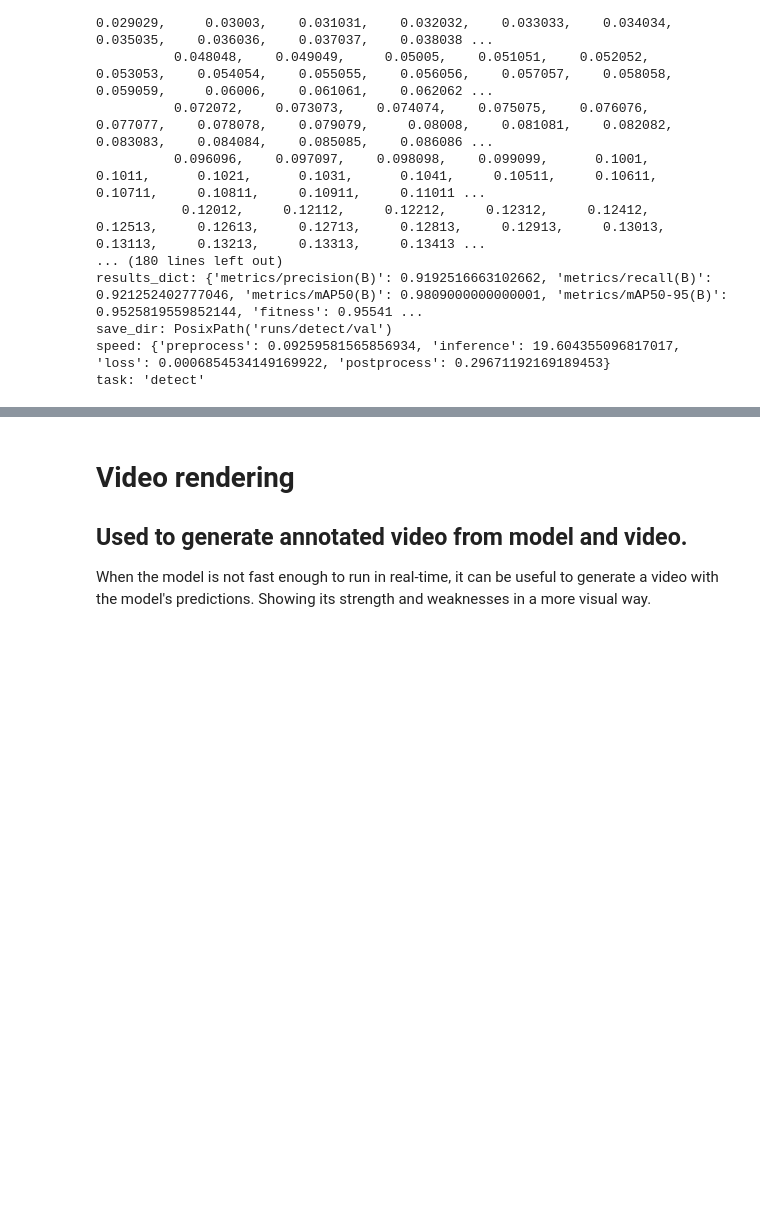
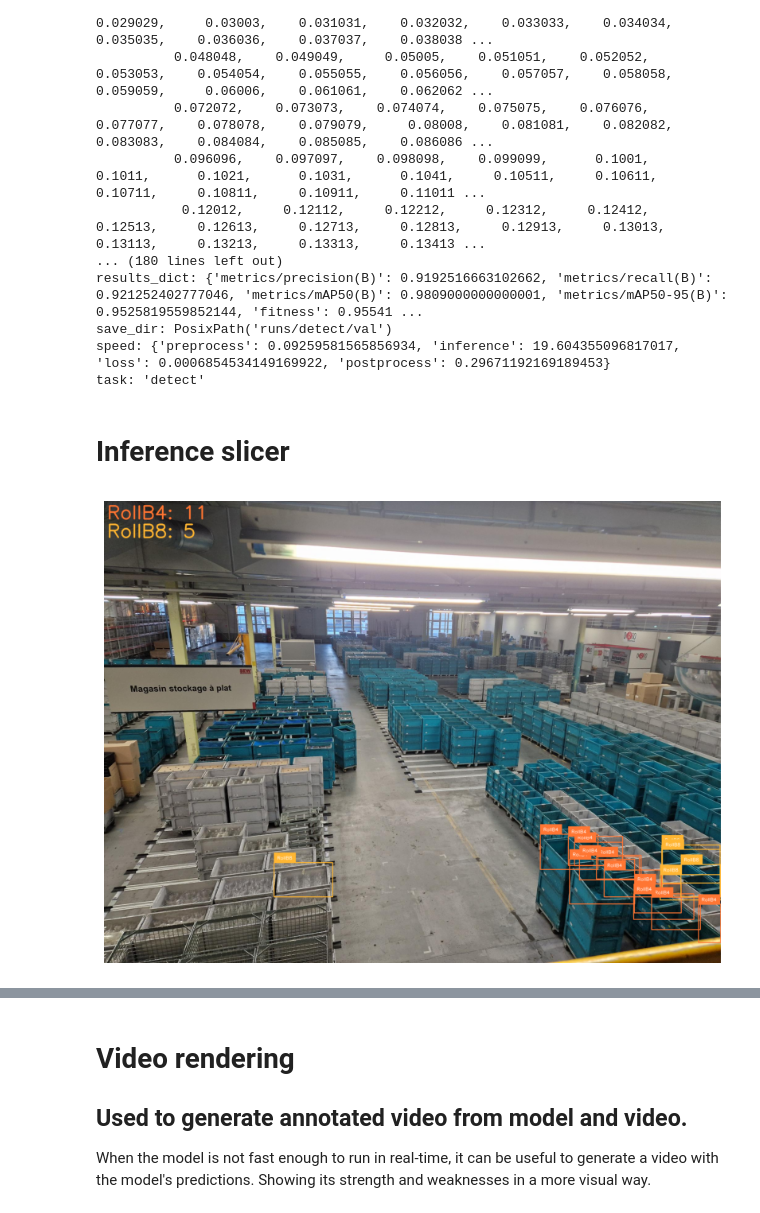
Before and after one commit to Times0/sew, a Jupyter notebook: YOLO_TOP/training_ultralytics_rolls.ipynb, the cells around one changed output, grey strips where cells are left out. Saved outputs shown, nothing was run; the diff lists cells and outputs as text; code cells hidden in the pictures; blank space fills up the shorter version.

```diff
--- a/YOLO_TOP/training_ultralytics_rolls.ipynb
+++ b/YOLO_TOP/training_ultralytics_rolls.ipynb
@@ -235,3 +235,31 @@ results_dict: {'metrics/precision(B)': 0.9192516663102662, 'metrics/recall(B)':
 save_dir: PosixPath('runs/detect/val')
 speed: {'preprocess': 0.09259581565856934, 'inference': 19.604355096817017, 'loss': 0.0006854534149169922, 'postprocess': 0.29671192169189453}
 task: 'detect'
+# %% [markdown]
+# Inference slicer
+# %%
+import cv2
+import matplotlib.pyplot as plt
+import numpy as np
+import supervision as sv
+from ultralytics import YOLO
+
+model = YOLO("./ROLLS-TOP-2/models/yolov8l_rolltop1.pt")
+# %%
+# no slicer
+image = cv2.imread("../data/good_highground_images/1000017733.jpg")
+bounding_box_annotator = MyAnnotator()
+label_annotator = sv.LabelAnnotator()
+results = model.predict(image, verbose=False)[0]
+detections = sv.Detections.from_ultralytics(results)
+labels = [model.model.names[class_id] for class_id in detections.class_id]
+annotated_image = bounding_box_annotator.annotate(scene=image, detections=detections)
+annotated_image = label_annotator.annotate(scene=annotated_image, detections=detections, labels=labels)
+
+# plot
+plt.figure(figsize=(10, 10))
+plt.imshow(cv2.cvtColor(annotated_image, cv2.COLOR_BGR2RGB))
+plt.axis("off")
+plt.show()
+# %% [output]
+[figure, added]
```
Also changed, not shown: parts of 2 cells of this notebook, 1 other file.
